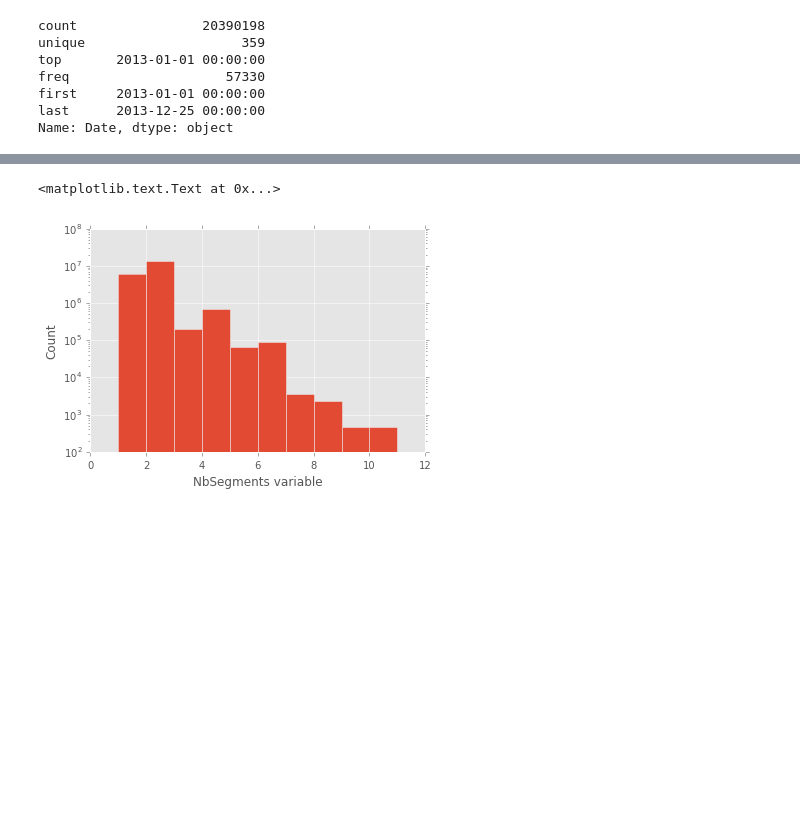
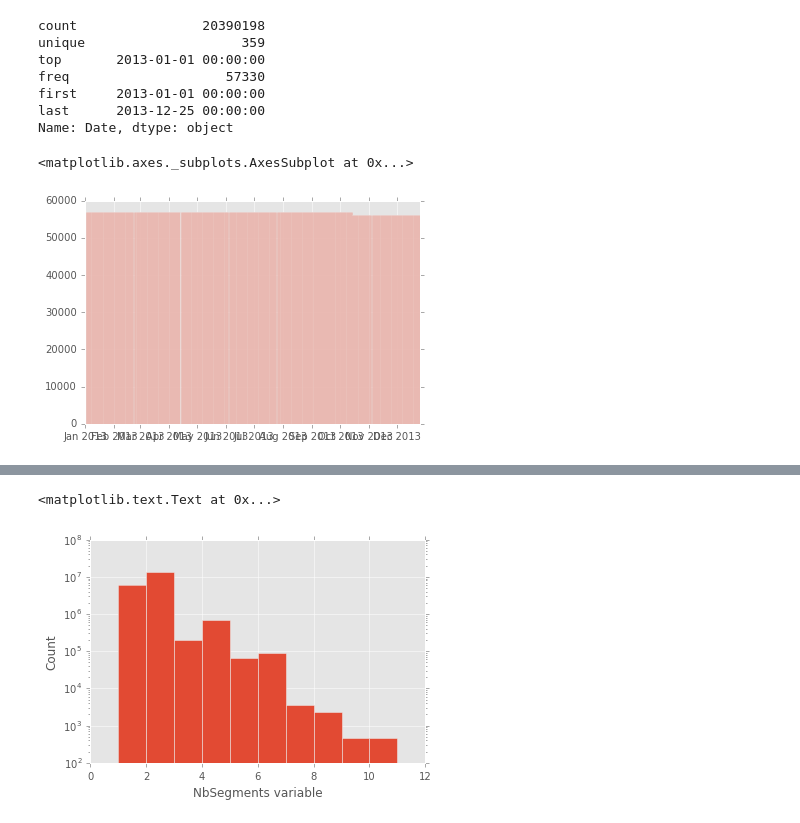
Before and after one commit to frallain/amadeus_challenge, a Jupyter notebook: amadeus_challenge.ipynb, the cells around one changed output, grey strips where cells are left out. Cells and saved outputs as stored; diff of their text form; code cells hidden in the pictures; blank space fills up the shorter version.

```diff
--- a/amadeus_challenge.ipynb
+++ b/amadeus_challenge.ipynb
@@ -260,17 +285,9 @@ errors.Date.tolist()
  '2013-01-01,10:15:33,MPT,b0af35b31588dc4ab06d5cf2986e8e02,MD,ATH,MIL,0,1,ATH,MIL,2013-01-04,,,,,,,,,,,,,,,,,,,,,,,,,,,,1ASIWS,0,0,0,d41d8cd98f00b204e9800998ecf8427e,KIV',
  '2013-01-01,10:15:33,MPT,b0af35b31588dc4ab06d5cf2986e8e02,MD,ATH,MIL,0,1,ATH,MIL,2013-01-04,,,,,,,,,,,,,,,,,,,,,,,,,,,,1ASIWS,0,0,0,d41d8cd98f00b204e9800998ecf8427e,KIV']
 # %%
-for error in errors.Date.tolist():
-    Date,Time,TxnCode,OfficeID,Country,Origin,Destination,RoundTrip,NbSegments,Seg1Departure,Seg1Arrival,Seg1Date,Seg1Carrier,Seg1BookingCode,Seg2Departure,Seg2Arrival,Seg2Date,Seg2Carrier,Seg2BookingCode,Seg3Departure,Seg3Arrival,Seg3Date,Seg3Carrier,Seg3BookingCode,Seg4Departure,Seg4Arrival,Seg4Date,Seg4Carrier,Seg4BookingCode,Seg5Departure,Seg5Arrival,Seg5Date,Seg5Carrier,Seg5BookingCode,Seg6Departure,Seg6Arrival,Seg6Date,Seg6Carrier,Seg6BookingCode,From,IsPublishedForNeg,IsFromInternet,IsFromVista,TerminalID,InternetOffice = error.split(',')
-    print [Date, NbSegments, Seg1Departure, Seg1Arrival, Seg1Date]
-
-    searches = searches.append({'Date':Date,
-                                'Origin':Origin,
-                                'Destination':Destination,
-                                'NbSegments':int(NbSegments),
-                                'Seg1Departure':Seg1Departure,
-                                'Seg1Arrival':Seg1Arrival,
-                                'Seg1Date':Seg1Date},
-                               ignore_index=True)
-print searches.shape
+df_err = pd.DataFrame([line.split(',') for line in errors.Date.tolist()])
+df_err.columns = 'Date,Time,TxnCode,OfficeID,Country,Origin,Destination,RoundTrip,NbSegments,Seg1Departure,Seg1Arrival,Seg1Date,Seg1Carrier,Seg1BookingCode,Seg2Departure,Seg2Arrival,Seg2Date,Seg2Carrier,Seg2BookingCode,Seg3Departure,Seg3Arrival,Seg3Date,Seg3Carrier,Seg3BookingCode,Seg4Departure,Seg4Arrival,Seg4Date,Seg4Carrier,Seg4BookingCode,Seg5Departure,Seg5Arrival,Seg5Date,Seg5Carrier,Seg5BookingCode,Seg6Departure,Seg6Arrival,Seg6Date,Seg6Carrier,Seg6BookingCode,From,IsPublishedForNeg,IsFromInternet,IsFromVista,TerminalID,InternetOffice'.split(',')
+df_err = df_err[used_columns]
+df_err.NbSegments = df_err.NbSegments.astype(int)
+df_err
 # %% [output]
@@ -293,0 +311,3 @@ print searches.shape
+# %%
+searches = searches.append(df_err)
+print searches.shape
@@ -311,9 +333,8 @@ freq                    57330
 first     2013-01-01 00:00:00
 last      2013-12-25 00:00:00
 Name: Date, dtype: object
-# %%
-searches['Seg1Date'] = pd.to_datetime(searches['Seg1Date'],format='%Y-%m-%d')
-searches['Seg1Departure'] = searches['Seg1Departure'].str.strip()
-searches['Seg1Arrival'] = searches['Seg1Arrival'].str.strip()
-searches['Origin'] = searches['Origin'].str.strip()
-searches['Destination'] = searches['Destination'].str.strip()
+# %%
+searches.Date.hist(bins=365)
+# %% [output]
+<matplotlib.axes._subplots.AxesSubplot at 0x...>
+[figure, added]
```
Also changed, not shown: parts of 26 cells of this notebook.
